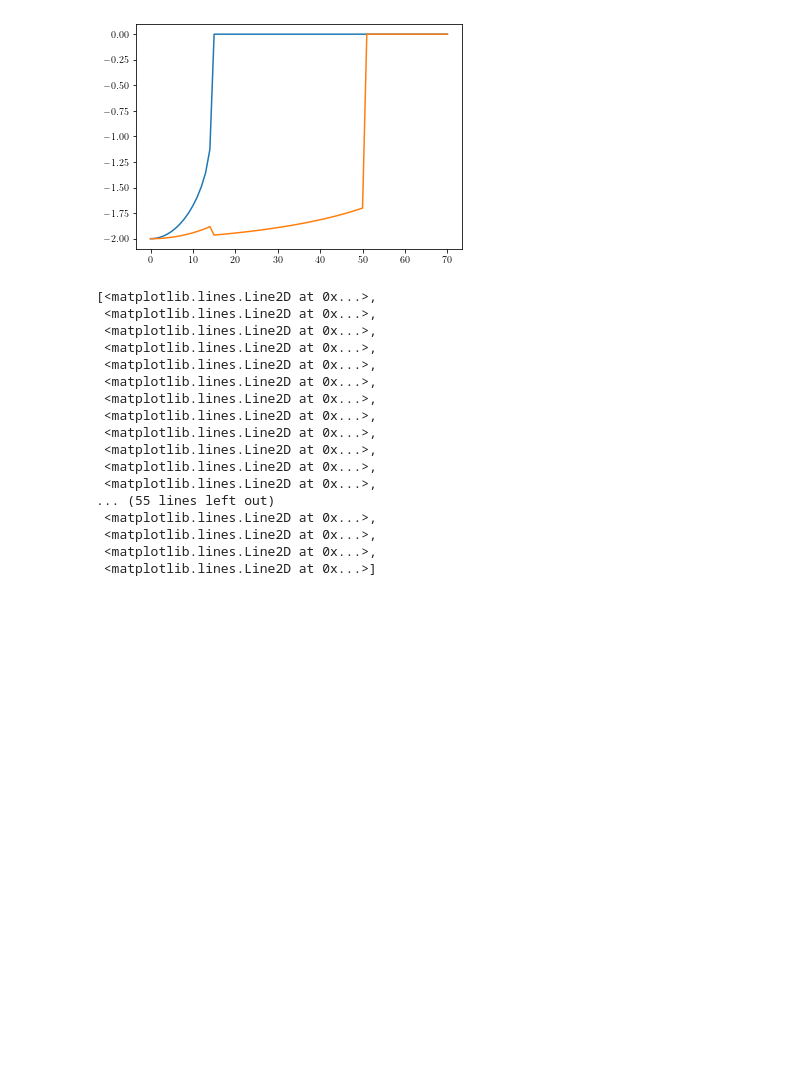
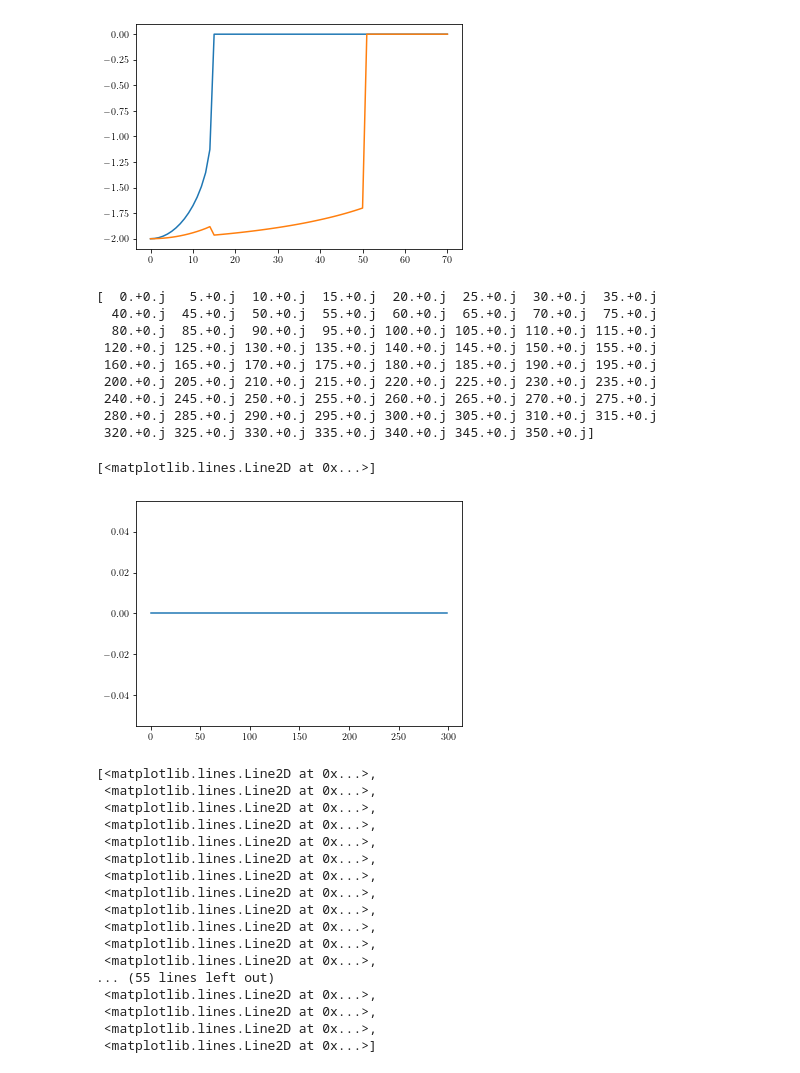
Before and after one commit to Progklui/rotor_lattice_models, a Jupyter notebook: phase_diag.ipynb, the cells around one changed output. Drawn from its saved outputs; the diff is of its cells as text; code cells hidden in the pictures; blank space fills up the shorter version.

```diff
--- a/phase_diag.ipynb
+++ b/phase_diag.ipynb
@@ -442,6 +474,21 @@ plt.plot(Ty_fo[3])
 # %% [output]
 [<matplotlib.lines.Line2D at 0x...>]
 [figure]
+# %%
+print(V_0_arr_fo[0])
+plt.plot(E_fo_interp[150])
+# %% [output]
+[  0.+0.j   5.+0.j  10.+0.j  15.+0.j  20.+0.j  25.+0.j  30.+0.j  35.+0.j
+  40.+0.j  45.+0.j  50.+0.j  55.+0.j  60.+0.j  65.+0.j  70.+0.j  75.+0.j
+  80.+0.j  85.+0.j  90.+0.j  95.+0.j 100.+0.j 105.+0.j 110.+0.j 115.+0.j
+ 120.+0.j 125.+0.j 130.+0.j 135.+0.j 140.+0.j 145.+0.j 150.+0.j 155.+0.j
+ 160.+0.j 165.+0.j 170.+0.j 175.+0.j 180.+0.j 185.+0.j 190.+0.j 195.+0.j
+ 200.+0.j 205.+0.j 210.+0.j 215.+0.j 220.+0.j 225.+0.j 230.+0.j 235.+0.j
+ 240.+0.j 245.+0.j 250.+0.j 255.+0.j 260.+0.j 265.+0.j 270.+0.j 275.+0.j
+ 280.+0.j 285.+0.j 290.+0.j 295.+0.j 300.+0.j 305.+0.j 310.+0.j 315.+0.j
+ 320.+0.j 325.+0.j 330.+0.j 335.+0.j 340.+0.j 345.+0.j 350.+0.j]
+[<matplotlib.lines.Line2D at 0x...>]
+[figure, added]
 # %%
 #plt.plot(E_arr_fo_new[0])
 #plt.plot(E_arr_fdv_new[0])
```
Also changed, not shown: parts of 4 cells of this notebook, 1 other file.
